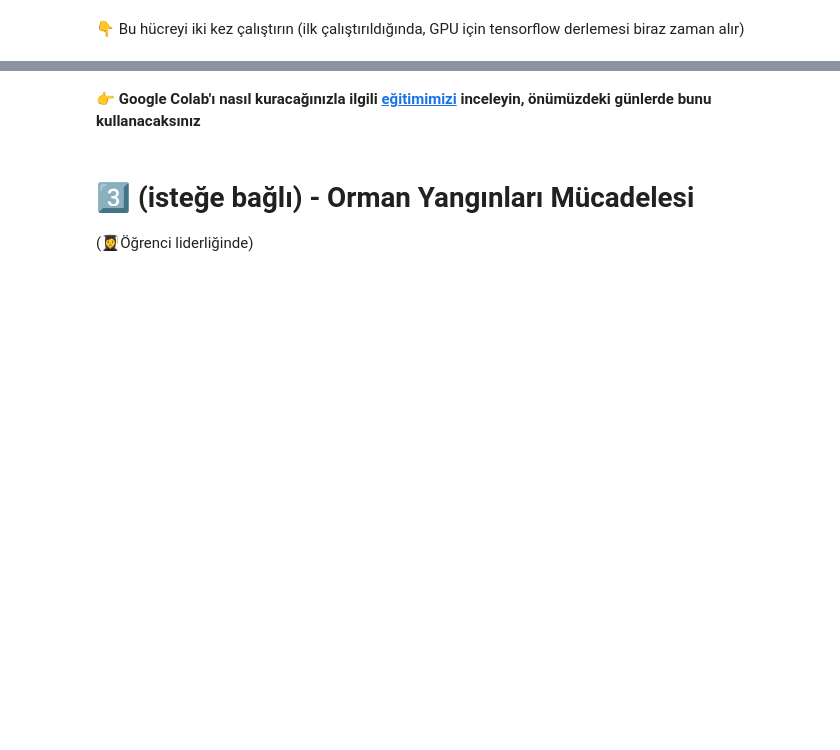
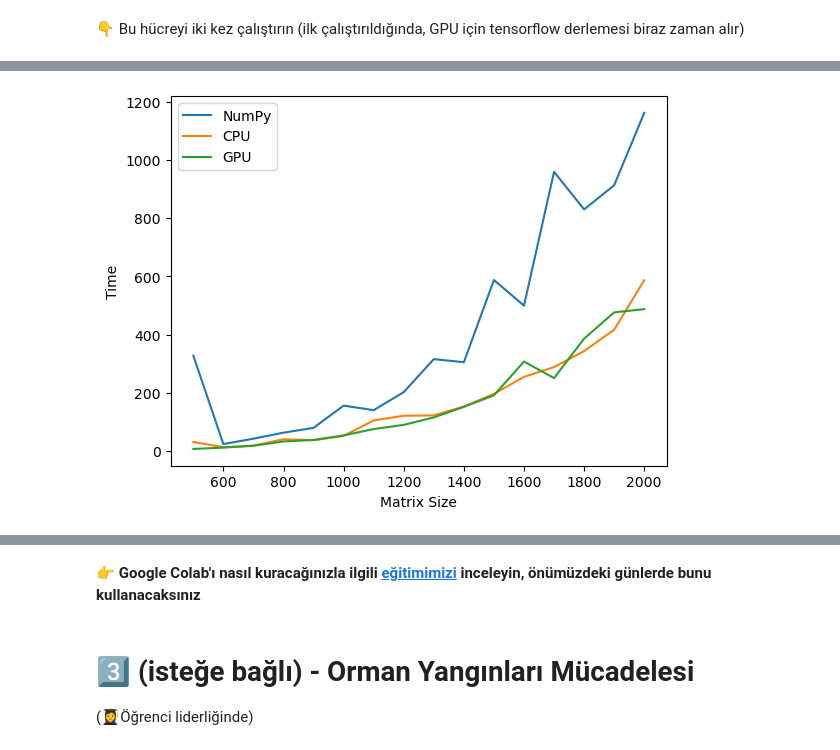
Before and after one commit to rersoy76-source/S18D2-S-Data-tensorflow_demystified, a Jupyter notebook: recap.ipynb, the cells around one changed output, grey strips where cells are left out. Saved outputs shown, nothing was run; the diff lists cells and outputs as text; code cells hidden in the pictures; blank space fills up the shorter version.

```diff
--- a/recap.ipynb
+++ b/recap.ipynb
@@ -190,8 +274,9 @@ model.layers[0](inputs)
 # %%
-x = model.layers[0](inputs) # Giriş katmanı
-x = layers.Dense(30, activation=‘relu’)(inputs) # İlk katman çıkışı
-x = layers.Dense(20, activation=‘relu’)(x) # İkinci katman çıkışı
-x = layers.Dense(10, activation=‘relu’)(x) # Üçüncü katman çıkışı
-outputs = layers.Dense(1)(x)               # Son katman çıkışı
+from tensorflow.keras import layers
+
+x = layers.Dense(30, activation='relu')(inputs)
+x = layers.Dense(20, activation='relu')(x)
+x = layers.Dense(10, activation='relu')(x)
+outputs = layers.Dense(1)(x)
 
 outputs.shape
@@ -273,25 +384,24 @@ num_time = []
 cpu_tf_time = []
 gpu_tf_time = []
 
-for shape in range(500,2001,100):
+for shape in range(500, 2001, 100):
 
     print(f"Multiplication of shape [{shape},{shape}]")
 
-      # 100'lük artışlarla 500,500'den 2000,2000'e kadar şekil ile başlayın.
     shape_dim.append(shape)
 
     # Numpy çarpımı
-    x_np = np.random.uniform(size=[shape,shape])
-    num_time.append(time_matmul(‘numpy’,x_np))
+    x_np = np.random.uniform(size=[shape, shape])
+    num_time.append(time_matmul("numpy", x_np))
 
     # CPU'da tensör
-    with tf.device(“CPU:0”):
+    with tf.device("/CPU:0"):
         x = tf.random.uniform([shape, shape])
-        cpu_tf_time.append(time_matmul(‘cpu’,x))
+        cpu_tf_time.append(time_matmul("cpu", x))
 
-    # GPU çarpımında tensör
-    with tf.device(“GPU:0”): #Veya 2. GPU için GPU:1, 3. GPU için GPU:2 vb.
+    # GPU'da tensör
+    with tf.device("/GPU:0"):
         x = tf.random.uniform([shape, shape])
-        gpu_tf_time.append(time_matmul('gpu',x))
+        gpu_tf_time.append(time_matmul("gpu", x))
 
 print("Done multiplying!")
@@ -298,3 +426,16 @@ print("Done multiplying!")
+# %%
+import matplotlib.pyplot as plt
+
+plt.plot(shape_dim, num_time, label="NumPy")
+plt.plot(shape_dim, cpu_tf_time, label="CPU")
+plt.plot(shape_dim, gpu_tf_time, label="GPU")
+
+plt.xlabel("Matrix Size")
+plt.ylabel("Time")
+plt.legend()
+plt.show()
+# %% [output]
+[figure, added]
 # %%
 import matplotlib.pyplot as plt
 
```
Also changed, not shown: parts of 53 cells of this notebook.
